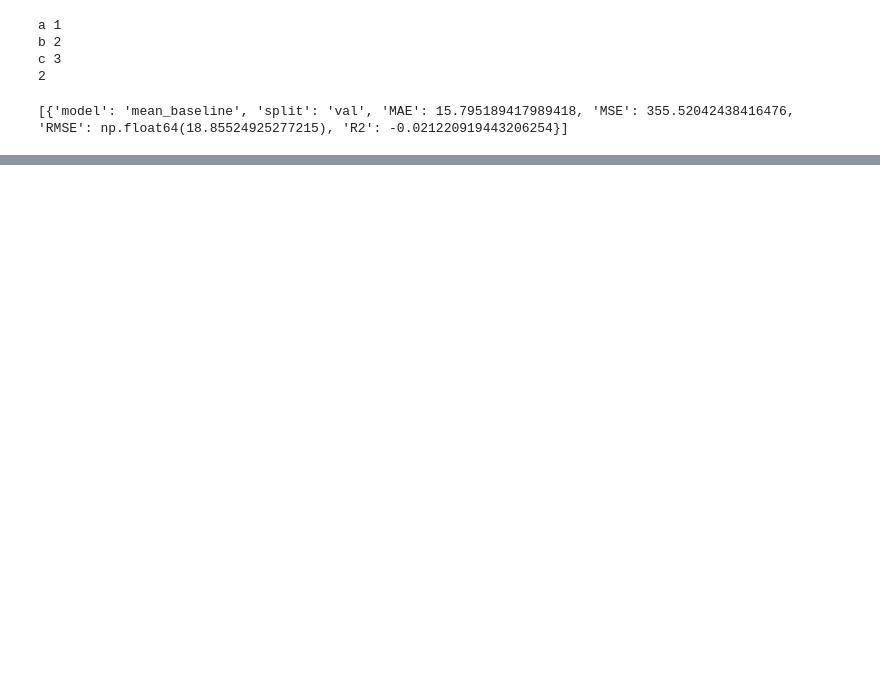
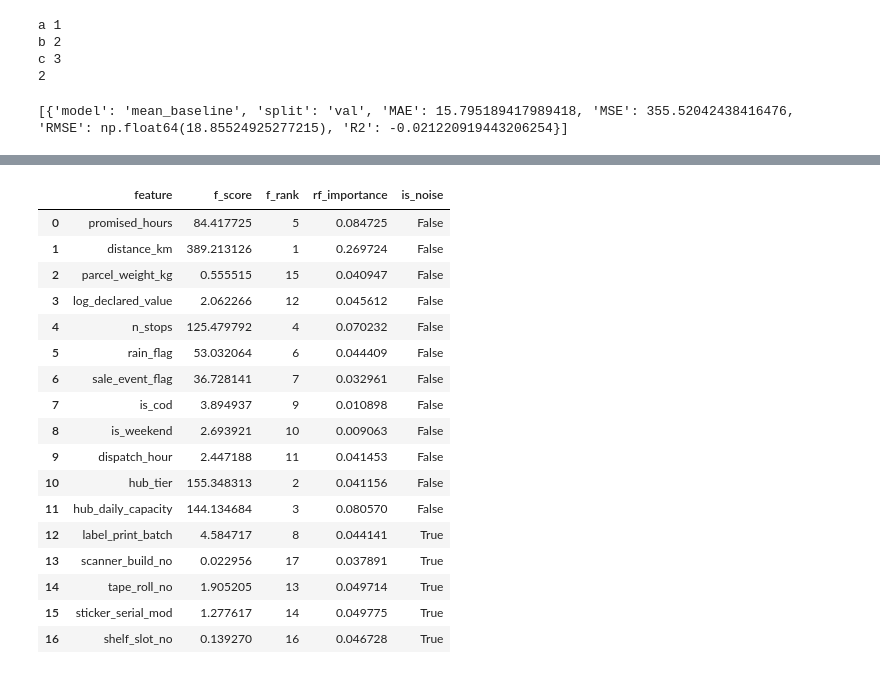
Before and after one commit to udaymaroju/masai-aiml-capstone-project, a Jupyter notebook: temp.ipynb, the cells around one changed output, grey strips where cells are left out. Saved outputs shown, nothing was run; the diff lists cells and outputs as text; code cells hidden in the pictures; blank space fills up the shorter version.

```diff
--- a/temp.ipynb
+++ b/temp.ipynb
@@ -666,0 +837,19 @@ final_model = candidate_model[final_model['model'] == top_two_models[0]].copy()
+# %%
+random_forest_model = RandomForestClassifier(
+    n_estimators=100,
+    random_state=42
+)
+
+random_forest_model.fit(x_train, y_train)
+
+random_forest_predictions = random_forest_model.predict(x_val)
+
+random_forest_result = classification_metrics(
+    y_true=y_val,
+    y_pred=random_forest_predictions
+)
+
+model_rows.append({
+    "model": "random_forest_default",
+    **random_forest_result
+})
@@ -666,0 +869,67 @@ final_model = candidate_model[final_model['model'] == top_two_models[0]].copy()
+# %%
+from sklearn.feature_selection import SelectKBest, f_classif
+
+rf_all_features = RandomForestClassifier(
+    n_estimators=100,
+    random_state=42
+)
+
+rf_all_features.fit(x_train, y_train)
+
+rf_importances = rf_all_features.feature_importances_
+
+selector_all = SelectKBest(
+    score_func=f_classif,
+    k="all"
+)
+
+selector_all.fit(x_train, y_train)
+
+f_scores = selector_all.scores_
+
+feature_scores_df = pd.DataFrame({
+    "feature": FEATURES,
+    "f_score": [float(score) for score in f_scores],
+    "rf_importance": [float(importance) for importance in rf_importances]
+})
+
+feature_scores_df["f_rank"] = (
+    feature_scores_df["f_score"]
+    .rank(ascending=False, method="first")
+    .astype(int)
+)
+
+feature_scores_df["is_noise"] = (
+    feature_scores_df["feature"].isin(NOISE_COLUMNS)
+)
+
+feature_scores_df = feature_scores_df[
+    [
+        "feature",
+        "f_score",
+        "f_rank",
+        "rf_importance",
+        "is_noise"
+    ]
+]
+
+feature_scores_df.head(20)
+# %% [output]
+|  | feature | f_score | f_rank | rf_importance | is_noise |
+| 0 | promised_hours | 84.417725 | 5 | 0.084725 | False |
+| 1 | distance_km | 389.213126 | 1 | 0.269724 | False |
+| 2 | parcel_weight_kg | 0.555515 | 15 | 0.040947 | False |
+| 3 | log_declared_value | 2.062266 | 12 | 0.045612 | False |
+| 4 | n_stops | 125.479792 | 4 | 0.070232 | False |
+| 5 | rain_flag | 53.032064 | 6 | 0.044409 | False |
+| 6 | sale_event_flag | 36.728141 | 7 | 0.032961 | False |
+| 7 | is_cod | 3.894937 | 9 | 0.010898 | False |
+| 8 | is_weekend | 2.693921 | 10 | 0.009063 | False |
+| 9 | dispatch_hour | 2.447188 | 11 | 0.041453 | False |
+| 10 | hub_tier | 155.348313 | 2 | 0.041156 | False |
+| 11 | hub_daily_capacity | 144.134684 | 3 | 0.080570 | False |
+| 12 | label_print_batch | 4.584717 | 8 | 0.044141 | True |
+| 13 | scanner_build_no | 0.022956 | 17 | 0.037891 | True |
+| 14 | tape_roll_no | 1.905205 | 13 | 0.049714 | True |
+| 15 | sticker_serial_mod | 1.277617 | 14 | 0.049775 | True |
+| 16 | shelf_slot_no | 0.139270 | 16 | 0.046728 | True |
```
Also changed, not shown: parts of 34 cells of this notebook, 15 other files.
